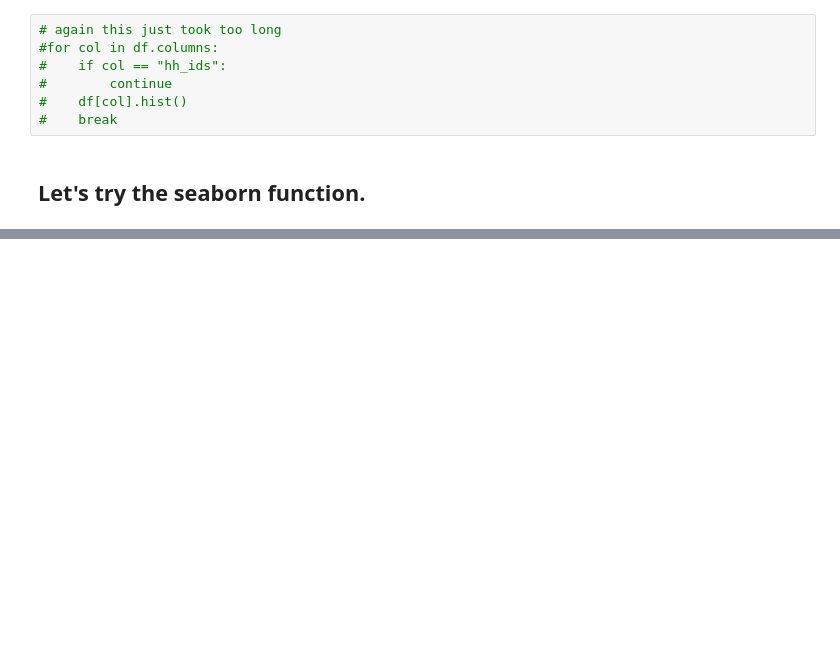
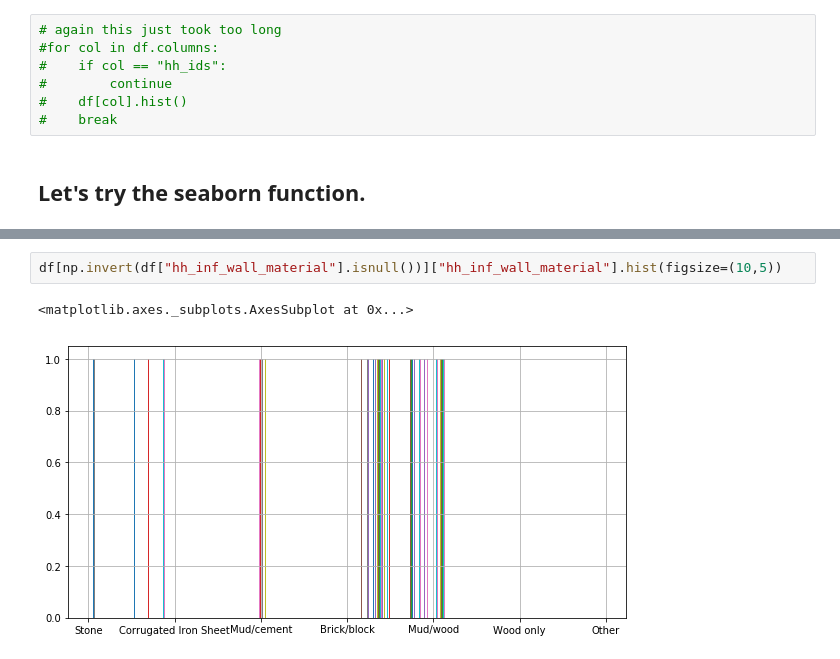
Before and after one commit to julclu/kenya_financial_diaries, a Jupyter notebook: House Ownership.ipynb, the cells around one changed output, grey strips where cells are left out. Cells and saved outputs as stored; diff of their text form; blank space fills up the shorter version.

```diff
--- a/House Ownership.ipynb
+++ b/House Ownership.ipynb
@@ -107 +123,6 @@ df["hh_env_settingdesc"].hist(figsize=(5,5))
+# %%
+df[np.invert(df["hh_inf_wall_material"].isnull())]["hh_inf_wall_material"].hist(figsize=(10,5))
+# %% [output]
+<matplotlib.axes._subplots.AxesSubplot at 0x...>
+[figure, added]
 # %%
```
Also changed, not shown: parts of 4 cells of this notebook.
